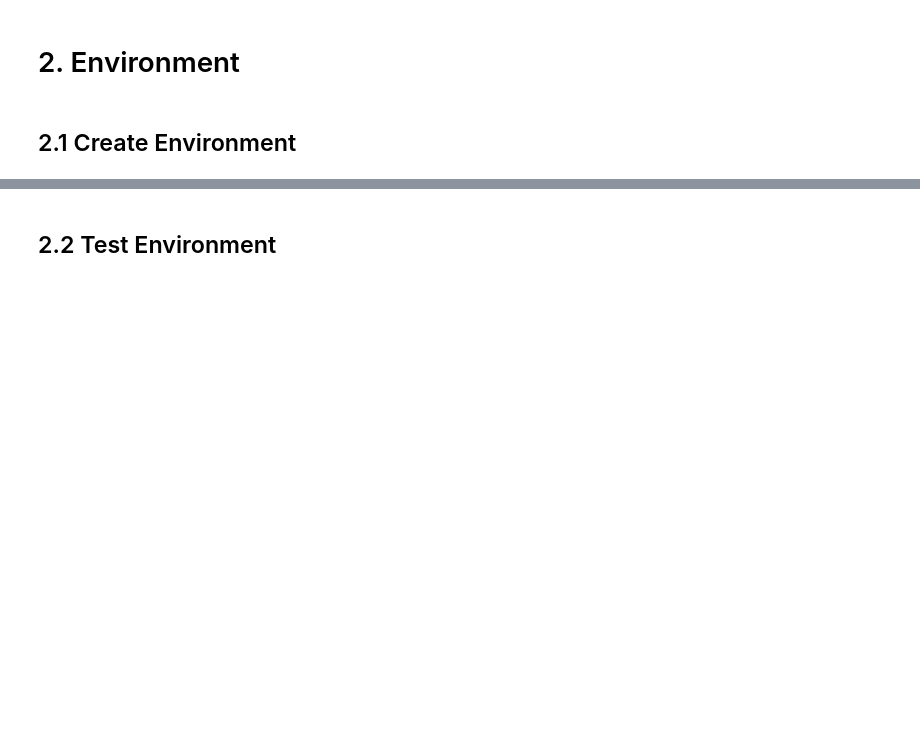
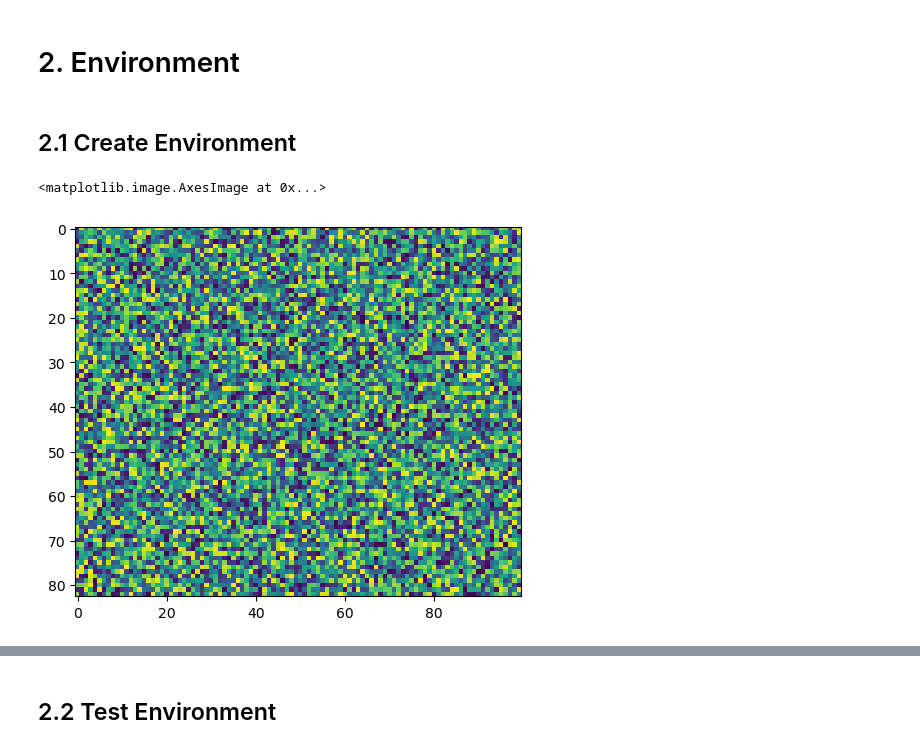
Before and after one commit to Benyamain/DinoAI, a Jupyter notebook: DinoAI.ipynb, the cells around one changed output, grey strips where cells are left out. Saved outputs shown, nothing was run; the diff lists cells and outputs as text; code cells hidden in the pictures; blank space fills up the shorter version.

```diff
--- a/DinoAI.ipynb
+++ b/DinoAI.ipynb
@@ -102,0 +168,8 @@ from gym.spaces import Box, Discrete
+# %%
+env = WebGame()
+#env.action_space.sample()
+# %%
+plt.imshow(env.observation_space.sample()[0])
+# %% [output]
+<matplotlib.image.AxesImage at 0x...>
+[figure, added]
```
Also changed, not shown: parts of 7 cells of this notebook.
